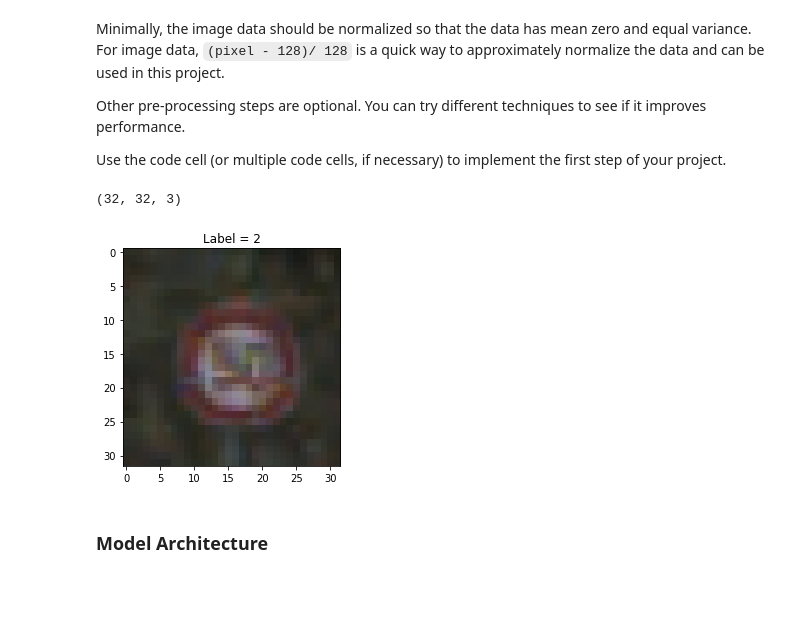
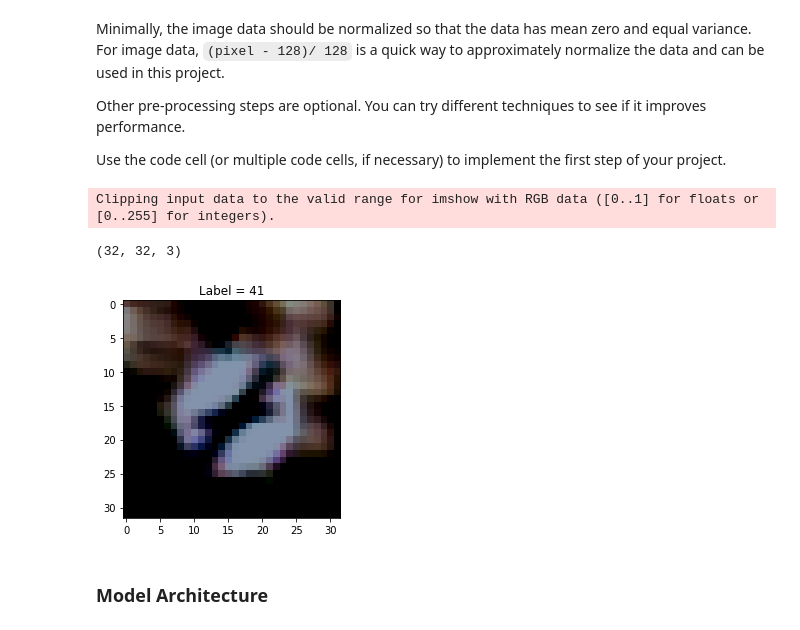
Before and after one commit to shakeelr/CarND-Traffic-Sign-Classifier-Project, a Jupyter notebook: Traffic_Sign_Classifier.ipynb, the cells around one changed output. Cells and saved outputs as stored; diff of their text form; code cells hidden in the pictures; blank space fills up the shorter version.

```diff
--- a/Traffic_Sign_Classifier.ipynb
+++ b/Traffic_Sign_Classifier.ipynb
@@ -153,33 +176,37 @@ def preprocess(img_list):
     for img in img_list:
         #grayscale
         #img = cv2.cvtColor(img, cv2.COLOR_RGB2GRAY)
-        img = cv2.cvtColor(img, cv2.COLOR_RGB2HSV)
+        #img = cv2.cvtColor(img, cv2.COLOR_RGB2HSV)
         #histogram equalization
         #img = cv2.equalizeHist(img)
-        img[:,:,2] = cv2.equalizeHist(img[:,:,2])
-        img = cv2.cvtColor(img, cv2.COLOR_HSV2RGB)
-        img = np.asarray(img)
+        #img[:,:,2] = cv2.equalizeHist(img[:,:,2])
+        #img = cv2.cvtColor(img, cv2.COLOR_HSV2RGB)
+        #img = np.asarray(img)
         #img = img[:, :, np.newaxis]
         #normalize
-        img = np.divide(img,255)
+        img = np.divide(img,128)
+        img[:,:,0] = np.subtract(img[:,:,0],np.mean(img[:,:,0]))
+        img[:,:,1] = np.subtract(img[:,:,1],np.mean(img[:,:,1]))
+        img[:,:,2] = np.subtract(img[:,:,2],np.mean(img[:,:,2]))
         preprocessed_img_list.append(img)
     return preprocessed_img_list
 
-X_train_pp = preprocess(X_train)
-X_valid_pp = preprocess(X_valid)
-X_test_pp = preprocess(X_test)
+X_train = preprocess(X_train)
+X_valid = preprocess(X_valid)
+X_test = preprocess(X_test)
 # %%
 #Visualize a random traffic sign after normalization
 #n = np.random.randint(n_train)
 #print(n)
-n = 33000
+n = 31
+
 plt.title("Label = " + str(y_train[n]))
 plt.imshow(X_train[n])
-#print(X_train[n])
 np.shape(X_train[n])
 # %% [output]
-(32, 32, 3)
+Clipping input data to the valid range for imshow with RGB data ([0..1] for floats or [0..255] for integers).
+(32, 32, 3)
-[figure, old version]
+[figure, new version]
 # %% [markdown]
 ### Model Architecture
 # %%
```
Also changed, not shown: parts of 18 cells of this notebook, 22 other files.
